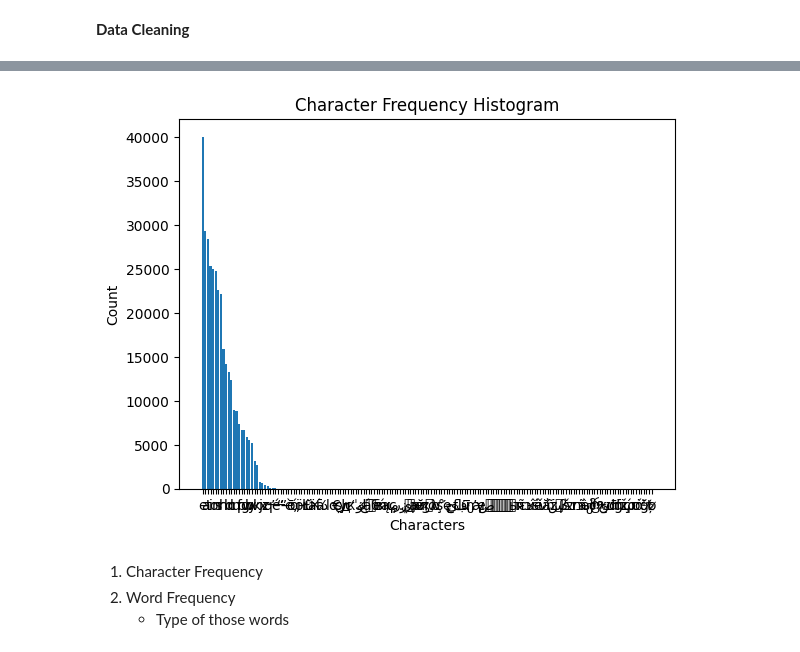
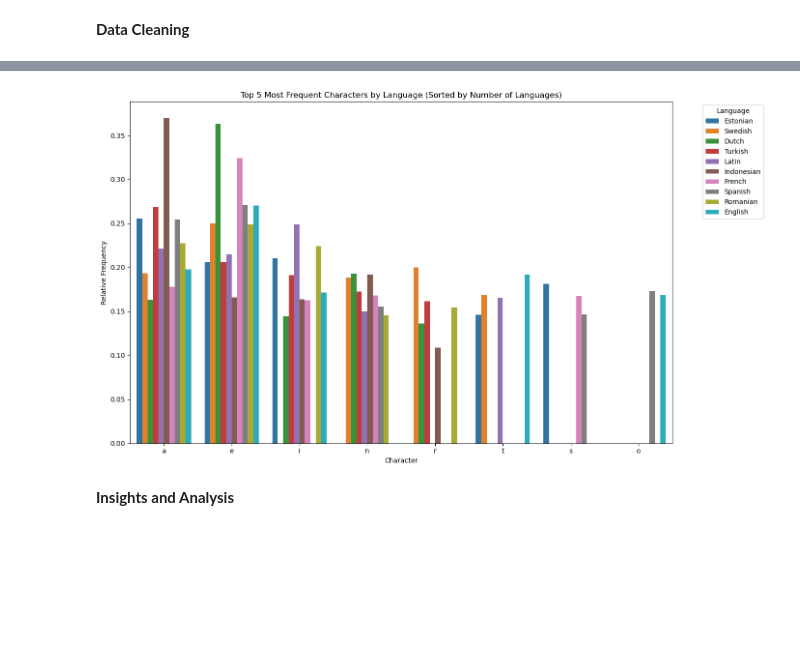
Before and after one commit to ParnLimwat/LearningMLbyProjects, a Jupyter notebook: Proj_1_EDA/EDA_Project_Comparing_Languges_With_Latin_Script.ipynb, the cells around one changed output, grey strips where cells are left out. Cells and saved outputs as stored; diff of their text form; code cells hidden in the pictures; blank space fills up the shorter version.

Commit message:
added comparing characters

```diff
--- a/Proj_1_EDA/EDA_Project_Comparing_Languges_With_Latin_Script.ipynb
+++ b/Proj_1_EDA/EDA_Project_Comparing_Languges_With_Latin_Script.ipynb
@@ -98,11 +125,7 @@ for lang in latin_script_languages:
 # %%
-# #Print out all frequency
-# for lang in latin_script_languages:
-#   print(f"Character frequencies for {lang}:")
-#   print(language_char_freq.get(f"{lang}", {}))
-#   print()
-
-#Example Print out for English
-print("Character freqencies for English")
-print(language_char_freq.get("English",{}))
+#Print out all frequency
+for lang in latin_script_languages:
+  print(f"Character frequencies for {lang}:")
+  print(language_char_freq.get(f"{lang}", {}))
+  print()
 # %% [output]
@@ -110,19 +148 @@ Character freqencies for English
 {'e': 40076, 'a': 29361, 't': 28462, 'i': 25402, 'o': 25011, 'n': 24745, 's': 22655, 'r': 22166, 'h': 15910, 'l': 14245, 'd': 13337, 'c': 12343, 'm': 8943, 'u': 8915, 'f': 7376, 'p': 6743, 'g': 6655,  ...
-# %%
-# Separate keys and values
-test = language_char_freq.get("English",{})
-characters = list(test.keys())
-counts = list(test.values())
-
-# Create the bar plot
-plt.bar(characters, counts)
-plt.xlabel('Characters')
-plt.ylabel('Count')
-plt.title('Character Frequency Histogram')
-plt.show()
-# %% [output]
-[figure, removed]
-# %% [markdown]
-1. Character Frequency
-2. Word Frequency
-    - Type of those words
@@ -130,0 +149,38 @@ Todo: get rid of outliers / maybe using standard deviation.
+# %%
+# Parameters
+top_n = 5
+
+# Extract top N characters for each language
+records = []
+for lang, freq_dict in language_char_freq.items():
+    sorted_items = sorted(freq_dict.items(), key=lambda x: x[1], reverse=True)[:top_n]
+    for char, freq in sorted_items:
+        records.append({"Language": lang, "Character": char, "Frequency": freq})
+
+df = pd.DataFrame(records)
+
+# Count in how many languages each character appears
+char_language_counts = df.groupby('Character')['Language'].nunique()
+
+# Sort characters by how many languages they appear in (descending)
+sorted_chars = char_language_counts.sort_values(ascending=False).index.tolist()
+
+# Normalize frequencies per language (optional)
+df['Total'] = df.groupby('Language')['Frequency'].transform('sum')
+df['Normalized_Freq'] = df['Frequency'] / df['Total']
+
+# Set category order for the X-axis based on sorted_chars
+df['Character'] = pd.Categorical(df['Character'], categories=sorted_chars, ordered=True)
+
+plt.figure(figsize=(14, 8))
+sns.barplot(data=df, x="Character", y="Normalized_Freq", hue="Language")
+plt.title(f"Top {top_n} Most Frequent Characters by Language (Sorted by Number of Languages)")
+plt.ylabel("Relative Frequency")
+plt.xlabel("Character")
+plt.legend(title="Language", bbox_to_anchor=(1.05, 1), loc='upper left')
+plt.tight_layout()
+plt.show()
+# %% [output]
+[figure, added]
+# %% [markdown]
+**Insights and Analysis**
```
Also changed, not shown: parts of 8 cells of this notebook, 1 other file.
